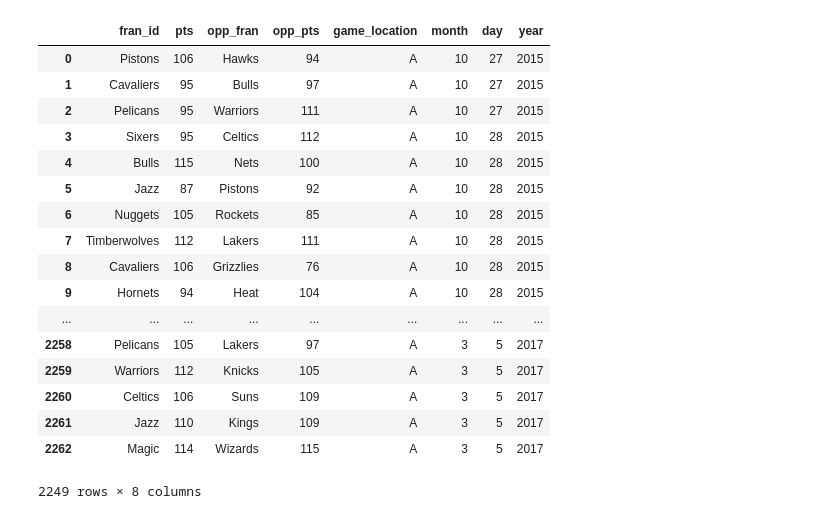
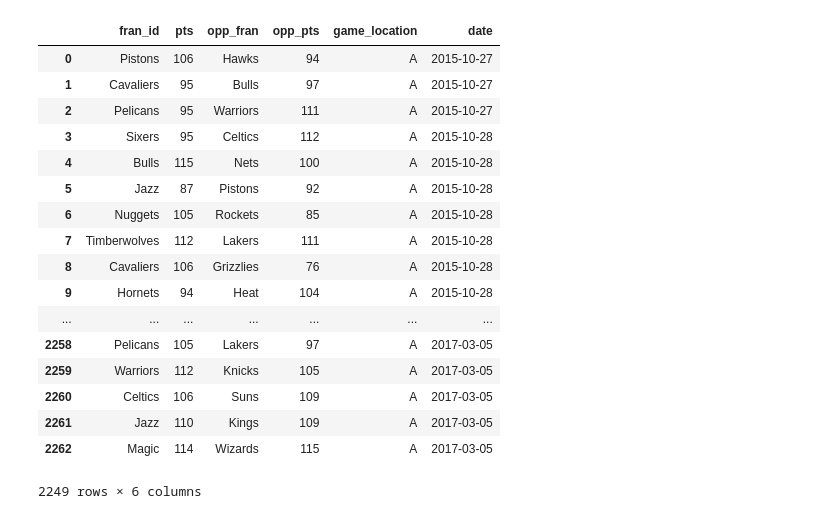
Before and after one commit to a-morr/nbacme, a Jupyter notebook: Scraping/make_history.ipynb, the cells around one changed output. Drawn from its saved outputs; the diff is of its cells as text; code cells hidden in the pictures.

```diff
--- a/Scraping/make_history.ipynb
+++ b/Scraping/make_history.ipynb
@@ -48,46 +49,47 @@ recent.to_csv('../data/upcoming_games.csv')
 # %%
 recent = pd.read_csv('../data/recent_data.csv')
 recent = recent[recent['PTS']!='PTS']
 recent = recent.dropna()
 
 # Make it look like historical data
 recent['fran_id'] = recent['Visitor/Neutral'].str.split().str[-1]
 recent['opp_fran'] = recent['Home/Neutral'].str.split().str[-1]
 fn = {'76ers':'Sixers', 'Blazers':'Trailblazers'}
 recent['fran_id'].replace(fn, inplace=True)
 recent['opp_fran'].replace(fn, inplace=True)
 recent['pts'] = recent['PTS']
 recent['opp_pts'] = recent['PTS.1']
 recent['game_location'] = 'A'
 
 # Parse dates
-recent['day'] = recent['Date'].str.split().str[2].str[:-1]
+recent['day'] = recent['Date'].str.split().str[2].str[:-1].astype(int)
 recent['month'] = recent['Date'].str.split().str[1]
-recent['year'] = recent['Date'].str.split().str[-1]
+recent['year'] = recent['Date'].str.split().str[-1].astype(int)
 months = {'Jan' : 1,'Feb' : 2,'Mar' : 3,'Apr' : 4,'May' : 5,'Jun' : 6,'Jul' : 7,'Aug' : 8,'Sep' : 9,'Oct' : 10,'Nov' : 11,'Dec' : 12}
-recent['month'].replace(months,inplace=True)
+recent['month'] = recent['month'].replace(months).astype(int)
+recent['date'] = pd.to_datetime(recent.year*10000+recent.month*100+recent.day,format='%Y%m%d')
 
-recent = recent[['fran_id','pts','opp_fran','opp_pts','game_location','month','day','year']]
+recent = recent[['fran_id','pts','opp_fran','opp_pts','game_location','date']]
 recent
 # %% [output]
-|  | fran_id | pts | opp_fran | opp_pts | game_location | month | day | year |
-| 0 | Pistons | 106 | Hawks | 94 | A | 10 | 27 | 2015 |
-| 1 | Cavaliers | 95 | Bulls | 97 | A | 10 | 27 | 2015 |
-| 2 | Pelicans | 95 | Warriors | 111 | A | 10 | 27 | 2015 |
-| 3 | Sixers | 95 | Celtics | 112 | A | 10 | 28 | 2015 |
-| 4 | Bulls | 115 | Nets | 100 | A | 10 | 28 | 2015 |
-| 5 | Jazz | 87 | Pistons | 92 | A | 10 | 28 | 2015 |
-| 6 | Nuggets | 105 | Rockets | 85 | A | 10 | 28 | 2015 |
-| 7 | Timberwolves | 112 | Lakers | 111 | A | 10 | 28 | 2015 |
-| 8 | Cavaliers | 106 | Grizzlies | 76 | A | 10 | 28 | 2015 |
-| 9 | Hornets | 94 | Heat | 104 | A | 10 | 28 | 2015 |
-| ... | ... | ... | ... | ... | ... | ... | ... | ... |
-| 2258 | Pelicans | 105 | Lakers | 97 | A | 3 | 5 | 2017 |
-| 2259 | Warriors | 112 | Knicks | 105 | A | 3 | 5 | 2017 |
-| 2260 | Celtics | 106 | Suns | 109 | A | 3 | 5 | 2017 |
-| 2261 | Jazz | 110 | Kings | 109 | A | 3 | 5 | 2017 |
-| 2262 | Magic | 114 | Wizards | 115 | A | 3 | 5 | 2017 |
+|  | fran_id | pts | opp_fran | opp_pts | game_location | date |
+| 0 | Pistons | 106 | Hawks | 94 | A | 2015-10-27 |
+| 1 | Cavaliers | 95 | Bulls | 97 | A | 2015-10-27 |
+| 2 | Pelicans | 95 | Warriors | 111 | A | 2015-10-27 |
+| 3 | Sixers | 95 | Celtics | 112 | A | 2015-10-28 |
+| 4 | Bulls | 115 | Nets | 100 | A | 2015-10-28 |
+| 5 | Jazz | 87 | Pistons | 92 | A | 2015-10-28 |
+| 6 | Nuggets | 105 | Rockets | 85 | A | 2015-10-28 |
+| 7 | Timberwolves | 112 | Lakers | 111 | A | 2015-10-28 |
+| 8 | Cavaliers | 106 | Grizzlies | 76 | A | 2015-10-28 |
+| 9 | Hornets | 94 | Heat | 104 | A | 2015-10-28 |
+| ... | ... | ... | ... | ... | ... | ... |
+| 2258 | Pelicans | 105 | Lakers | 97 | A | 2017-03-05 |
+| 2259 | Warriors | 112 | Knicks | 105 | A | 2017-03-05 |
+| 2260 | Celtics | 106 | Suns | 109 | A | 2017-03-05 |
+| 2261 | Jazz | 110 | Kings | 109 | A | 2017-03-05 |
+| 2262 | Magic | 114 | Wizards | 115 | A | 2017-03-05 |
-2249 rows × 8 columns
+2249 rows × 6 columns
 # %%
 data = pd.read_csv('../data/elo_1946-2015.csv')
 
```
Also changed, not shown: parts of 5 cells of this notebook, 2 other files.
